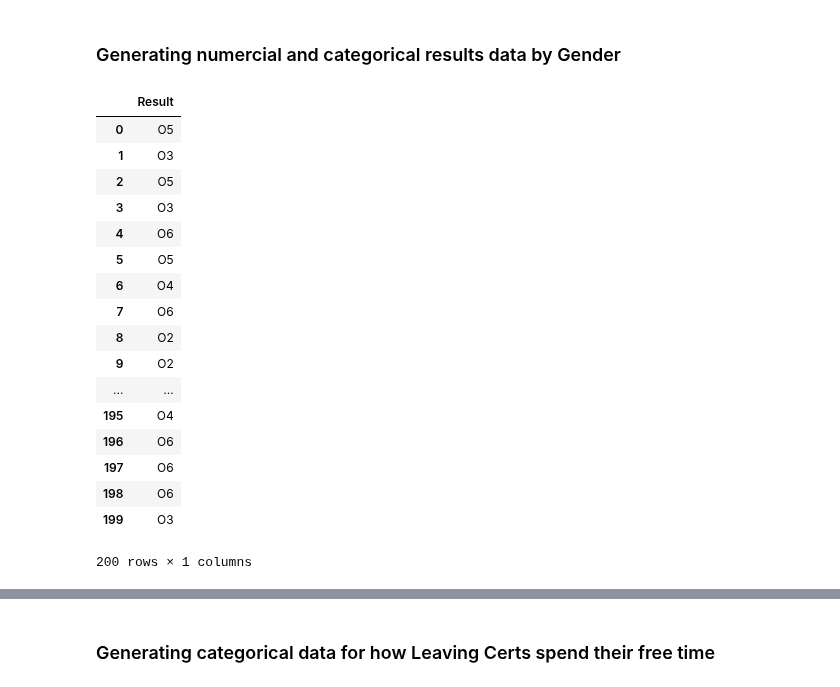
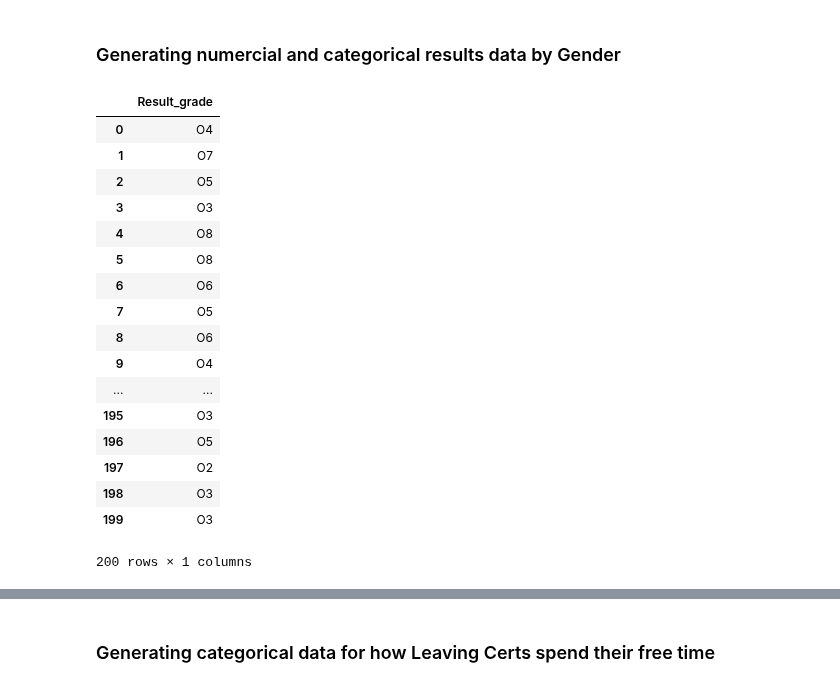
Before and after one commit to MarionMcG/python-fundamentals-project, a Jupyter notebook: exam-cohort.ipynb, the cells around one changed output, grey strips where cells are left out. Cells and saved outputs as stored; diff of their text form; code cells hidden in the pictures.

```diff
--- a/exam-cohort.ipynb
+++ b/exam-cohort.ipynb
@@ -148,35 +148,34 @@ I will begin my investigation with 100 female and 100 male students and I will t
 # %% [markdown]
 ### Generating numercial and categorical results data by Gender
 # %%
-from numpy.random import choice
 grades = ['O8', 'O7', 'O6', 'O5', 'O4', 'O3', 'O2', 'O1']
-fem_grades = choice((grades), 100, p=[ 3/100, 5/100, 12/100, 1/5, 24/100, 22/100, 12/100, 1/50])
-mal_grades = choice((grades), 100, p=[ 5/100, 7/100, 14/100, 21/100, 24/100, 19/100, 9/100, 1/100])
+fem_grades = np.random.choice((grades), 100, p=[ 3/100, 5/100, 12/100, 1/5, 24/100, 22/100, 12/100, 1/50])
+mal_grades = np.random.choice((grades), 100, p=[ 5/100, 7/100, 14/100, 21/100, 24/100, 19/100, 9/100, 1/100])
 # %%
-df = pd.DataFrame(fem_grades, columns=['Result'])
+df = pd.DataFrame(fem_grades, columns=['Result_grade'])
 #Adding simulated data to df(male)
-df2 = pd.DataFrame(mal_grades, columns=['Result'])
+df2 = pd.DataFrame(mal_grades, columns=['Result_grade'])
 #Combining both datasets in same column of the same df
 #Note this df has only one col, Result
 df = df.append(df2, ignore_index=True)
 df
 # %% [output]
-|  | Result |
-| 0 | O5 |
-| 1 | O3 |
+|  | Result_grade |
+| 0 | O4 |
+| 1 | O7 |
 | 2 | O5 |
 | 3 | O3 |
-| 4 | O6 |
-| 5 | O5 |
-| 6 | O4 |
-| 7 | O6 |
-| 8 | O2 |
-| 9 | O2 |
+| 4 | O8 |
+| 5 | O8 |
+| 6 | O6 |
+| 7 | O5 |
+| 8 | O6 |
+| 9 | O4 |
 | ... | ... |
-| 195 | O4 |
-| 196 | O6 |
-| 197 | O6 |
-| 198 | O6 |
+| 195 | O3 |
+| 196 | O5 |
+| 197 | O2 |
+| 198 | O3 |
 | 199 | O3 |
 200 rows × 1 columns
 # %%
```
Also changed, not shown: parts of 9 cells of this notebook.
